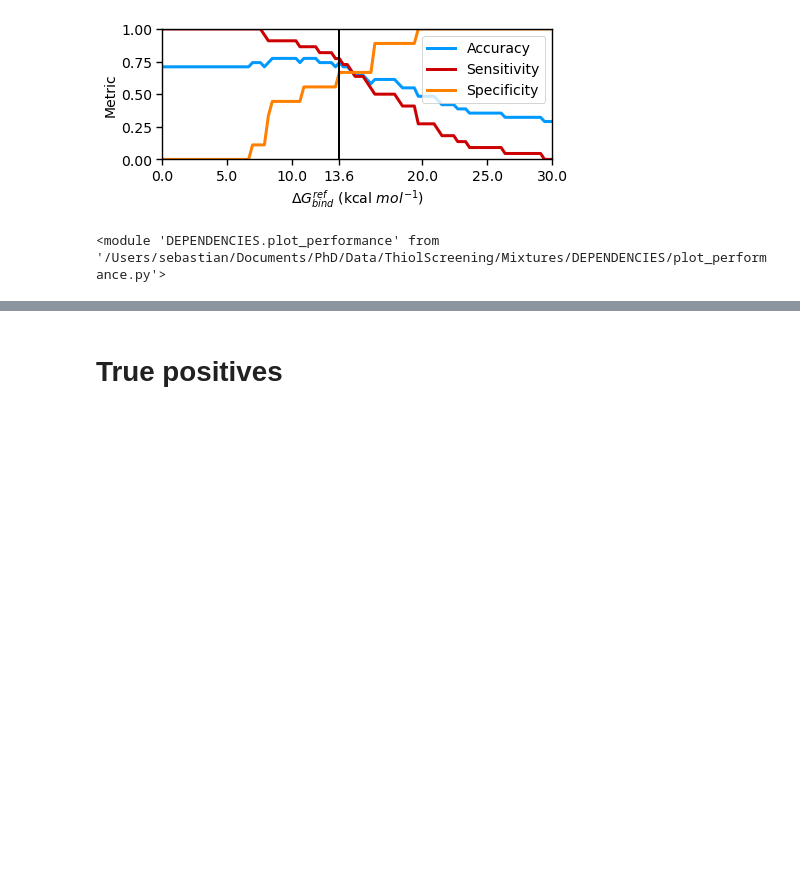
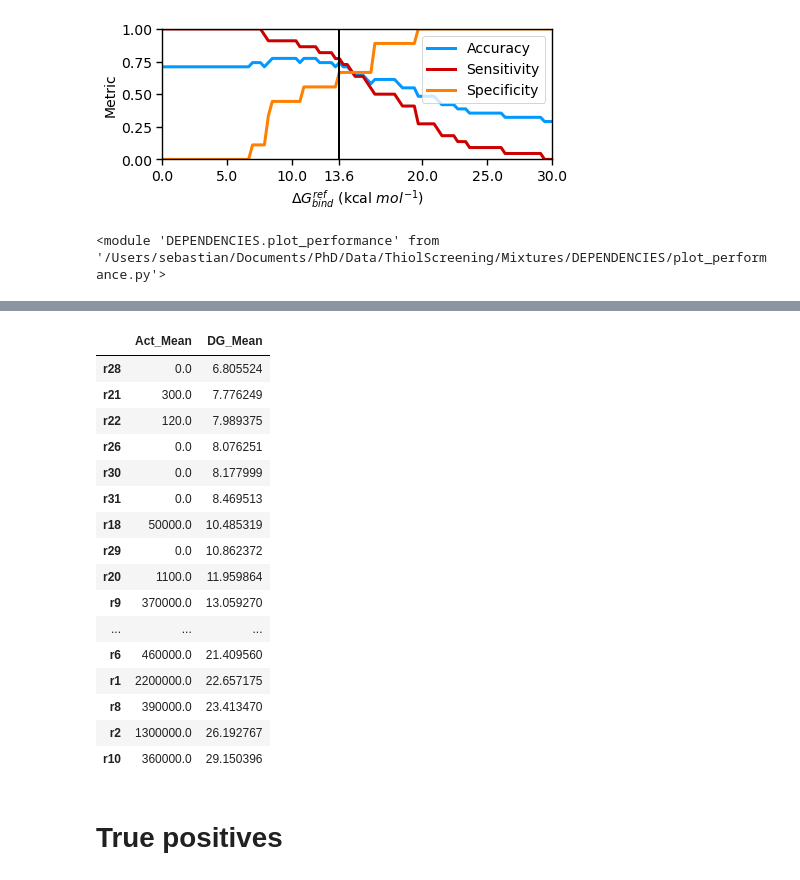
Before and after one commit to cebasfu93/NanoScreener, a Jupyter notebook: Mixtures/PMF_analysis.ipynb, the cells around one changed output, grey strips where cells are left out. Saved outputs shown, nothing was run; the diff lists cells and outputs as text; code cells hidden in the pictures; blank space fills up the shorter version.

```diff
--- a/Mixtures/PMF_analysis.ipynb
+++ b/Mixtures/PMF_analysis.ipynb
@@ -293,3 +276,23 @@ pp.plot_score_distribution(best_dg, dg_thres, data=DATA, kwargs=kwargs)
+# %%
+DATA[['Act_Mean', 'DG_Mean']].sort_values('DG_Mean')
+# %% [output]
+|  | Act_Mean | DG_Mean |
+| r28 | 0.0 | 6.805524 |
+| r21 | 300.0 | 7.776249 |
+| r22 | 120.0 | 7.989375 |
+| r26 | 0.0 | 8.076251 |
+| r30 | 0.0 | 8.177999 |
+| r31 | 0.0 | 8.469513 |
+| r18 | 50000.0 | 10.485319 |
+| r29 | 0.0 | 10.862372 |
+| r20 | 1100.0 | 11.959864 |
+| r9 | 370000.0 | 13.059270 |
+| ... | ... | ... |
+| r6 | 460000.0 | 21.409560 |
+| r1 | 2200000.0 | 22.657175 |
+| r8 | 390000.0 | 23.413470 |
+| r2 | 1300000.0 | 26.192767 |
+| r10 | 360000.0 | 29.150396 |
 # %% [markdown]
 # True positives
 # %%
```
Also changed, not shown: parts of 5 cells of this notebook, 1 other file.
